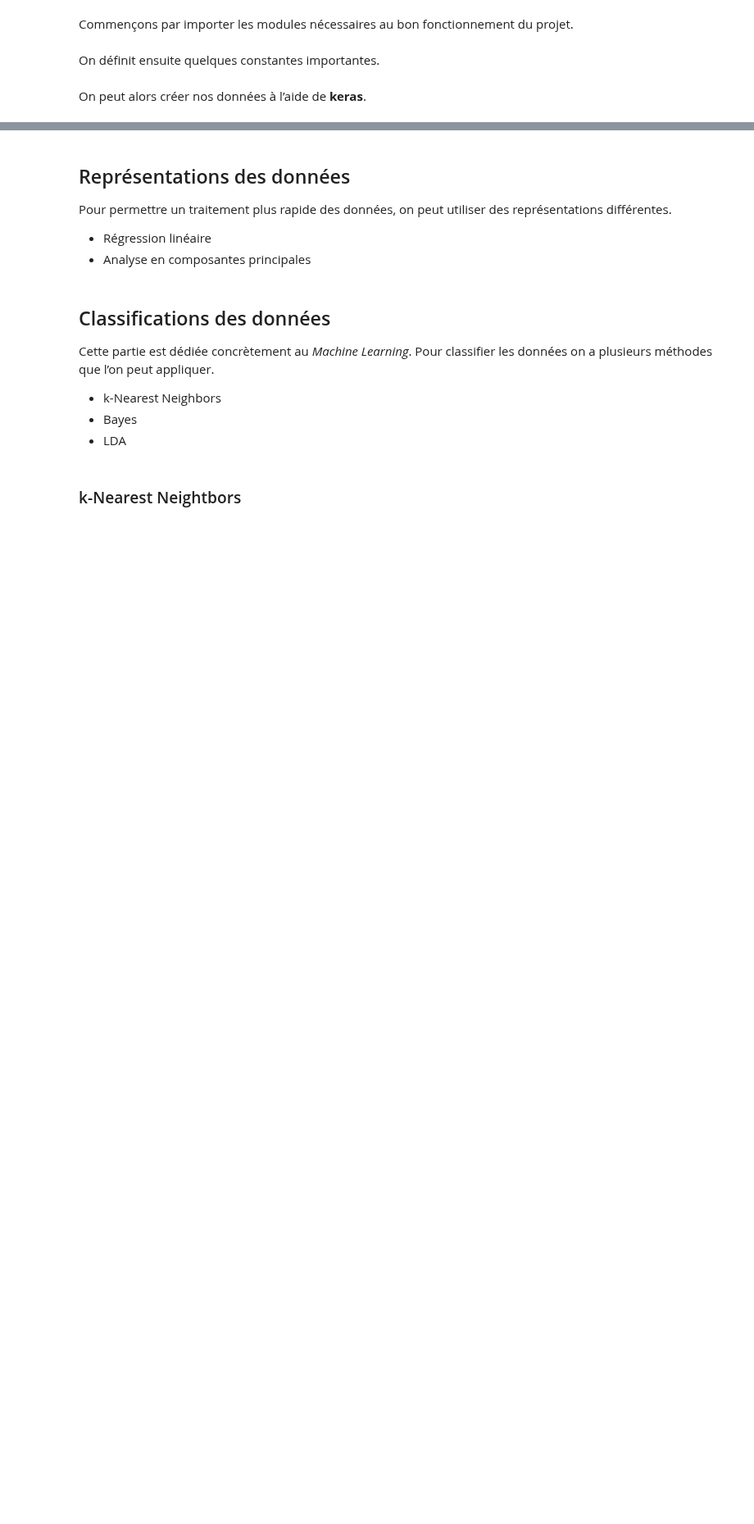
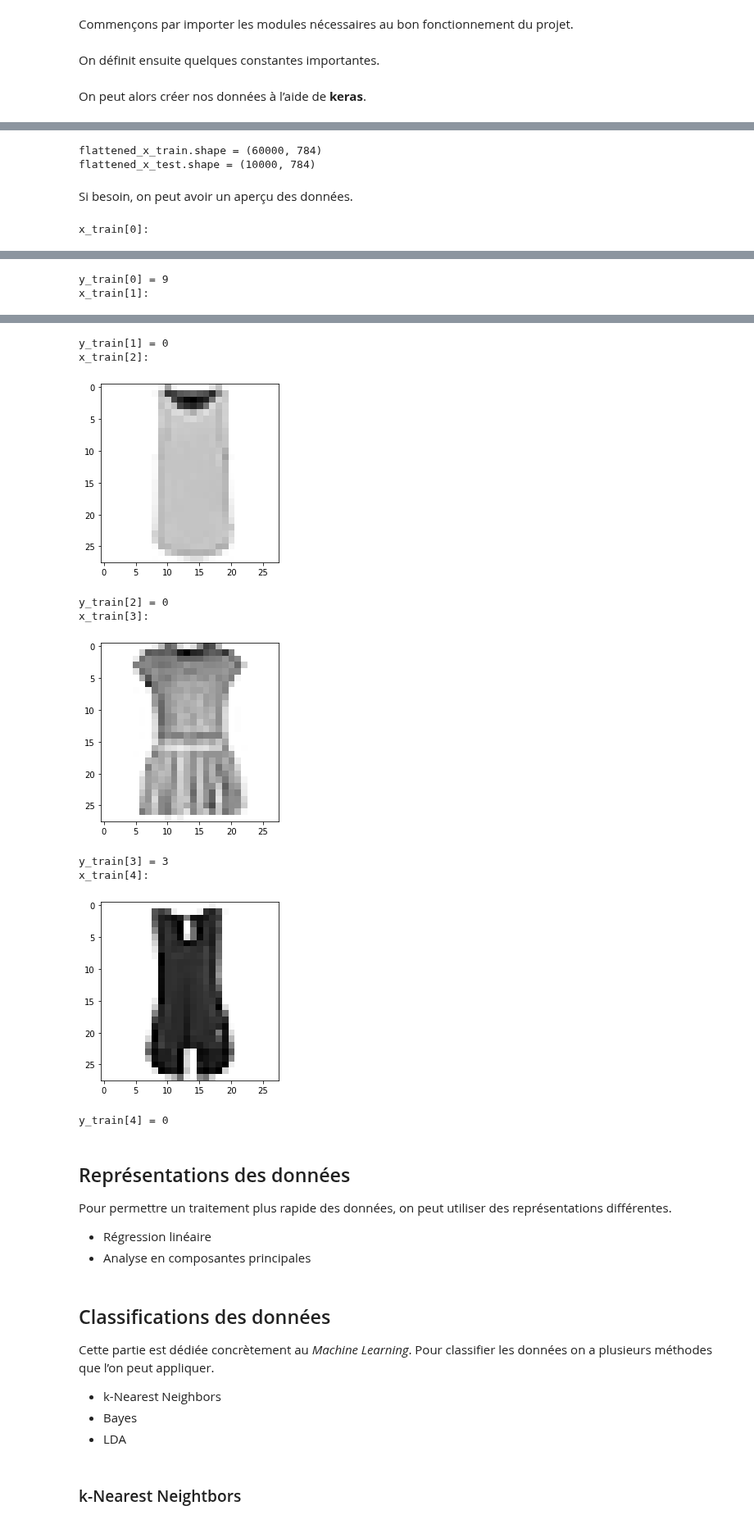
Before and after one commit to bastiensoucasse/acid-project, a Jupyter notebook: Gr5-Provost_Iantsa-Soucasse-Bastien.ipynb, the cells around one changed output, grey strips where cells are left out. Shown at 82% size. Drawn from its saved outputs; the diff is of its cells as text; code cells hidden in the pictures; blank space fills up the shorter version.

```diff
--- a/Gr5-Provost_Iantsa-Soucasse-Bastien.ipynb
+++ b/Gr5-Provost_Iantsa-Soucasse-Bastien.ipynb
@@ -28,25 +29,16 @@ On peut alors créer nos données à l’aide de **keras**.
 # %%
 (x_train, y_train), (x_test, y_test) = fashion_mnist.load_data()
 x_train, x_test = x_train / 255.0, x_test / 255.0
-y_train, y_test = utils.to_categorical(y_train, NUM_CLASSES), utils.to_categorical(y_test, NUM_CLASSES)
 
 assert len(x_train.shape) == 3
 assert len(x_test.shape) == 3
-assert len(y_train.shape) == 2
-assert len(y_test.shape) == 2
+assert len(y_train.shape) == 1
+assert len(y_test.shape) == 1
 
 if (VERBOSE):
     print('x_train.shape =', x_train.shape)
     print('y_train.shape =', y_train.shape)
     print('x_test.shape =', x_test.shape)
     print('y_test.shape =', y_test.shape)
-
-    NUM_EXAMPLES = 3
-
-    for i in range(NUM_EXAMPLES):
-        print('x_train[%d]:' % i)
-        plt.imshow(x_train[i], cmap = cm.Greys)
-        plt.show()
-        print('y_train[%d] =' % i, y_train[i])
 # %% [output]
 x_train.shape = (60000, 28, 28)
@@ -64,0 +50,25 @@ y_train[2] = [1. 0. 0. 0. 0. 0. 0. 0. 0. 0.]
+# %%
+flattened_x_train, flattened_x_test = x_train.reshape(x_train.shape[0], x_train.shape[1] * x_train.shape[2]), x_test.reshape(x_test.shape[0], x_test.shape[1] * x_test.shape[2])
+
+assert len(flattened_x_train.shape) == 2
+assert len(flattened_x_test.shape) == 2
+
+if (VERBOSE):
+    print('flattened_x_train.shape =', flattened_x_train.shape)
+    print('flattened_x_test.shape =', flattened_x_test.shape)
+# %% [output]
+flattened_x_train.shape = (60000, 784)
+flattened_x_test.shape = (10000, 784)
+# %% [markdown]
+Si besoin, on peut avoir un aperçu des données.
+# %%
+if VERBOSE:
+    NUM_EXAMPLES = 5
+
+    for i in range(NUM_EXAMPLES):
+        print('x_train[%d]:' % i)
+        plt.imshow(x_train[i], cmap = cm.Greys)
+        plt.show()
+        print('y_train[%d] =' % i, y_train[i])
+# %% [output]
+x_train[0]:
@@ -64,0 +76,2 @@ y_train[2] = [1. 0. 0. 0. 0. 0. 0. 0. 0. 0.]
+y_train[0] = 9
+x_train[1]:
@@ -65,3 +79,13 @@ y_train[2] = [1. 0. 0. 0. 0. 0. 0. 0. 0. 0.]
+y_train[1] = 0
+x_train[2]:
+[figure, added]
+y_train[2] = 0
+x_train[3]:
+[figure, added]
+y_train[3] = 3
+x_train[4]:
+[figure, added]
+y_train[4] = 0
 # %% [markdown]
 ## Représentations des données
 
```
Also changed, not shown: parts of 23 cells of this notebook.
